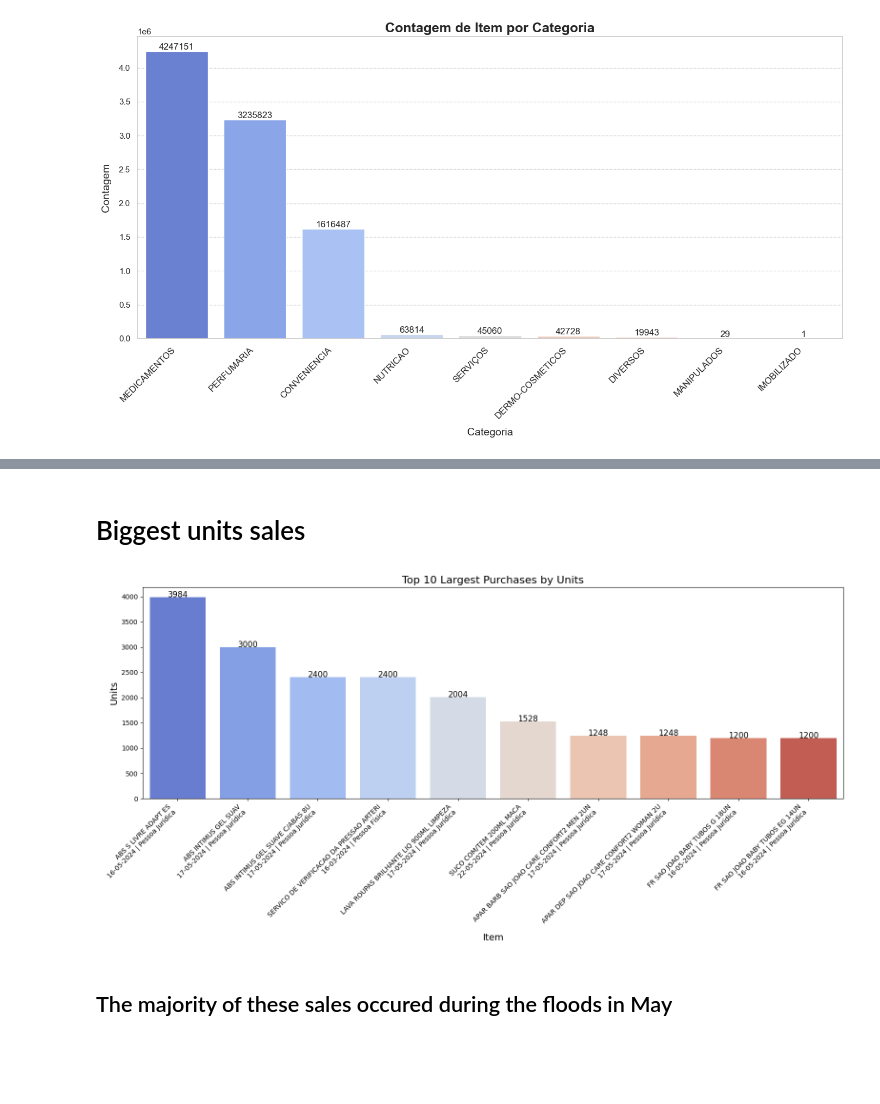
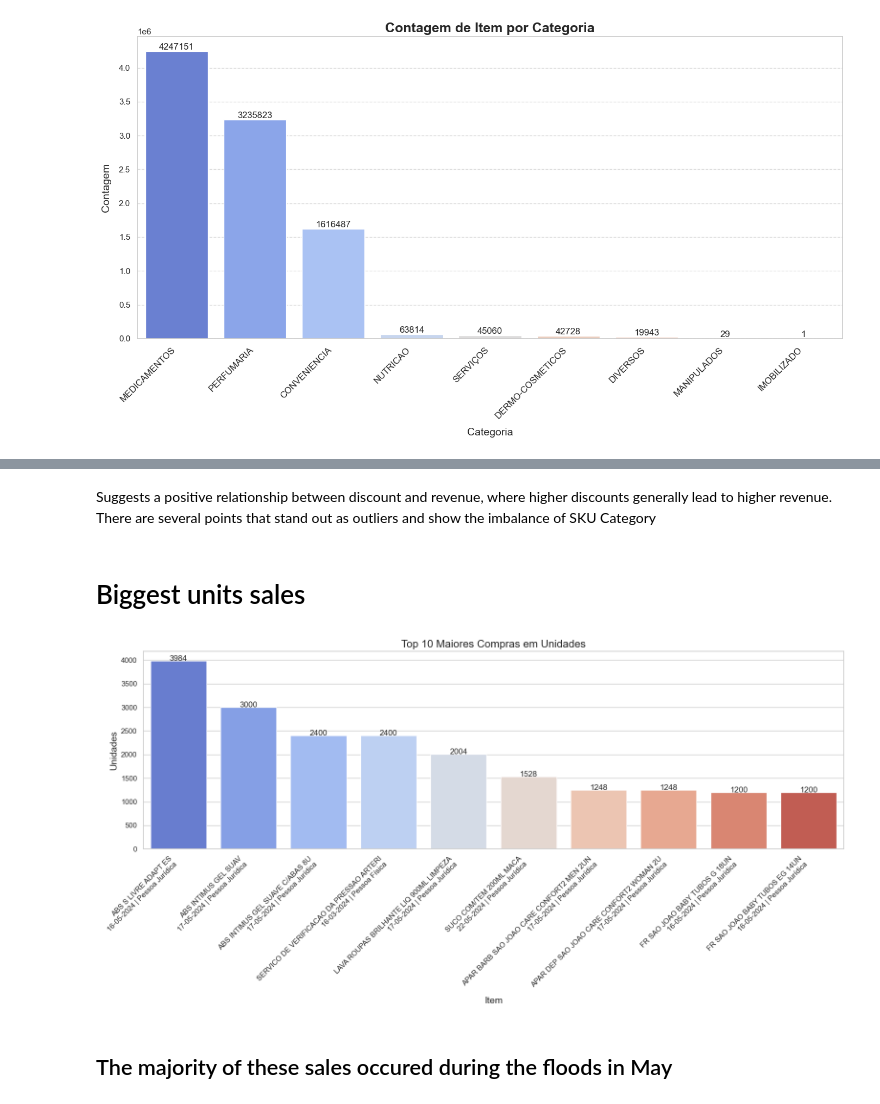
Before and after one commit to macedoti13/Cross-and-Up-Selling-with-Deep-Learning, a Jupyter notebook: joao_analysis.ipynb, the cells around one changed output, grey strips where cells are left out. Drawn from its saved outputs; the diff is of its cells as text; code cells hidden in the pictures; blank space fills up the shorter version.

Commit message:
new graph

```diff
--- a/joao_analysis.ipynb
+++ b/joao_analysis.ipynb
@@ -120,28 +140,30 @@ plt.show()
+# %% [markdown]
+Suggests a positive relationship between discount and revenue, where higher discounts generally lead to higher revenue. There are several points that stand out as outliers and show the imbalance of SKU Category
 # %% [markdown]
 # Biggest units sales
 # %%
 top_10_units = df.nlargest(10, 'UNIDADES')
 
 top_10_units['Date'] = pd.to_datetime(top_10_units['DATA_CUPOM']).dt.strftime('%d-%m-%Y')
 top_10_units['Item_Label'] = top_10_units['SKU'] + '\n' + top_10_units['Date'] + ' | ' + top_10_units['CLIENTE_FISICO_JURIDICO']
 
 plt.figure(figsize=(16, 8))
 sns.barplot(x='Item_Label', y='UNIDADES', data=top_10_units, hue='Item_Label', palette='coolwarm')
 
 plt.xticks(rotation=45, ha='right')
 
 for index, value in enumerate(top_10_units['UNIDADES']):
     plt.text(index, value + 0.5, f'{value:.0f}', ha='center', fontsize=12)
 
-plt.title('Top 10 Largest Purchases by Units', fontsize=16)
+plt.title('Top 10 Maiores Compras em Unidades', fontsize=16)
 plt.xlabel('Item', fontsize=14)
-plt.ylabel('Units', fontsize=14)
+plt.ylabel('Unidades', fontsize=14)
 
 # Display the chart
 plt.tight_layout()
 plt.show()
 # %% [output]
-[figure, old version]
+[figure, new version]
 # %% [markdown]
 ## The majority of these sales occured during the floods in May
 # %%
```
Also changed, not shown: parts of 21 cells of this notebook.
